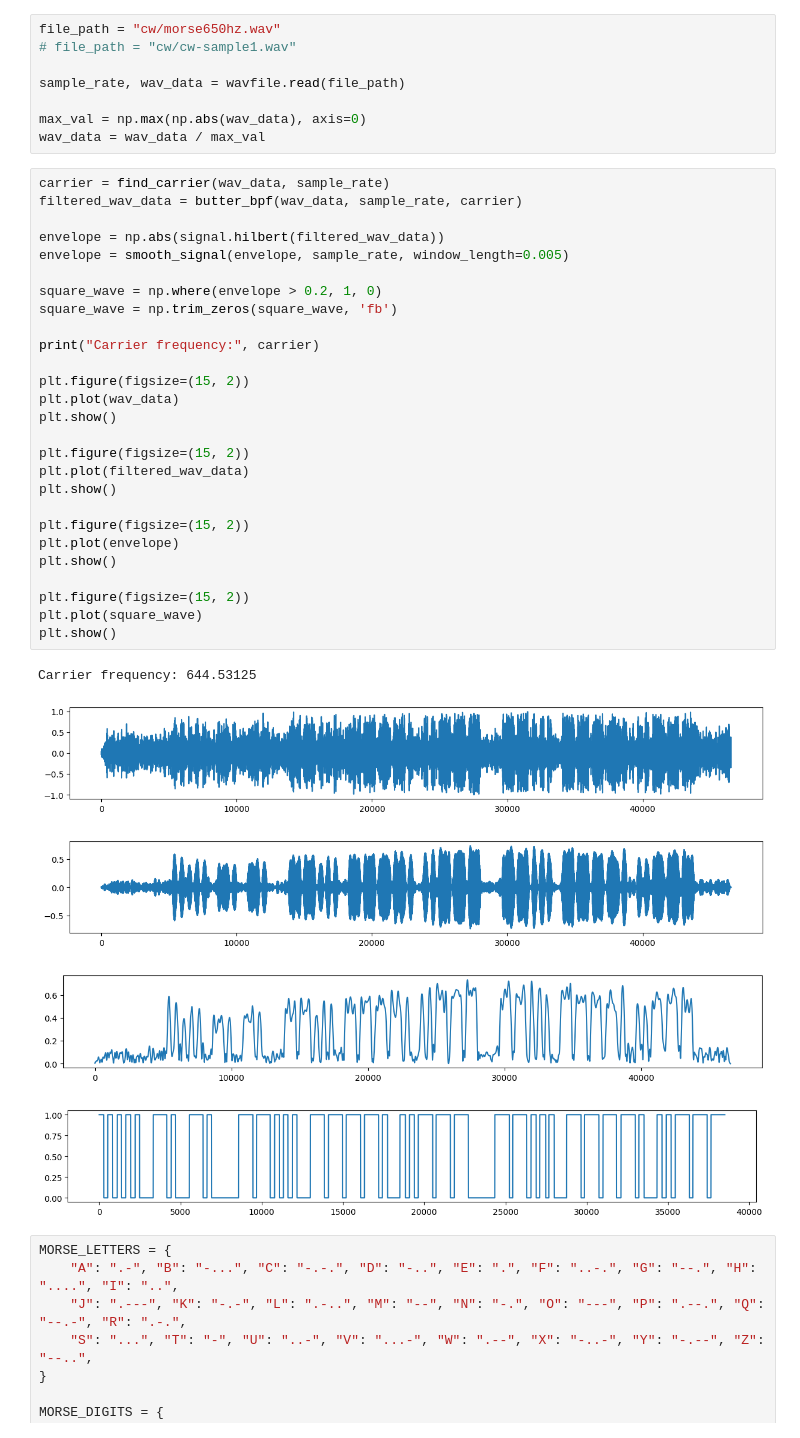
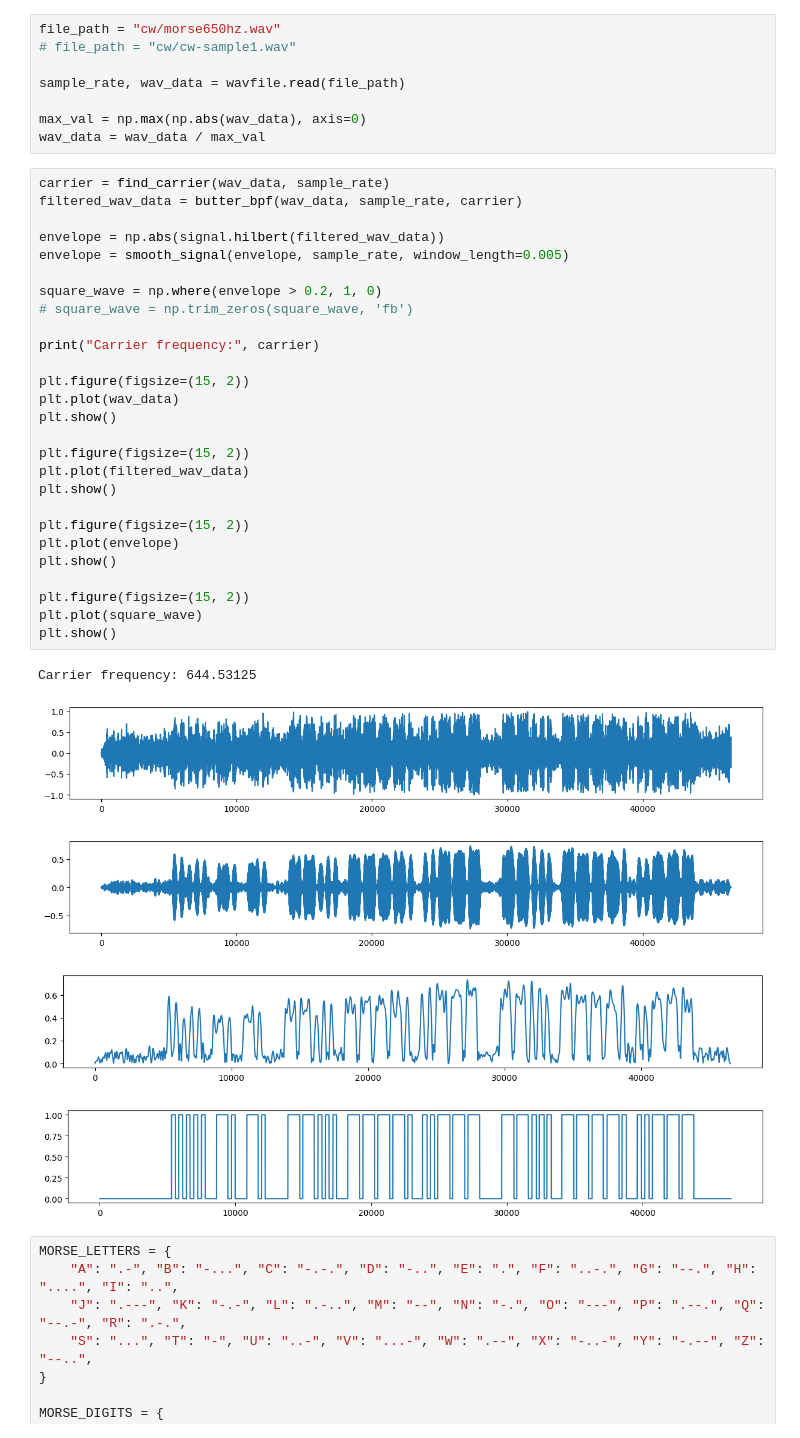
Before and after one commit to bashkirtsevich/cw-encoder, a Jupyter notebook: notebooks/cw-decode.ipynb, the cells around one changed output. Saved outputs shown, nothing was run; the diff lists cells and outputs as text.

```diff
--- a/notebooks/cw-decode.ipynb
+++ b/notebooks/cw-decode.ipynb
@@ -41,35 +41,35 @@ wav_data = wav_data / max_val
 carrier = find_carrier(wav_data, sample_rate)
 filtered_wav_data = butter_bpf(wav_data, sample_rate, carrier)
 
 envelope = np.abs(signal.hilbert(filtered_wav_data))
 envelope = smooth_signal(envelope, sample_rate, window_length=0.005)
 
 square_wave = np.where(envelope > 0.2, 1, 0)
-square_wave = np.trim_zeros(square_wave, 'fb')
+# square_wave = np.trim_zeros(square_wave, 'fb')
 
 print("Carrier frequency:", carrier)
 
 plt.figure(figsize=(15, 2))
 plt.plot(wav_data)
 plt.show()
 
 plt.figure(figsize=(15, 2))
 plt.plot(filtered_wav_data)
 plt.show()
 
 plt.figure(figsize=(15, 2))
 plt.plot(envelope)
 plt.show()
 
 plt.figure(figsize=(15, 2))
 plt.plot(square_wave)
 plt.show()
 # %% [output]
 Carrier frequency: 644.53125
 [figure]
 [figure]
 [figure]
-[figure, old version]
+[figure, new version]
 # %%
 MORSE_LETTERS = {
     "A": ".-", "B": "-...", "C": "-.-.", "D": "-..", "E": ".", "F": "..-.", "G": "--.", "H": "....", "I": "..",
```
Also changed, not shown: parts of 2 cells of this notebook.
